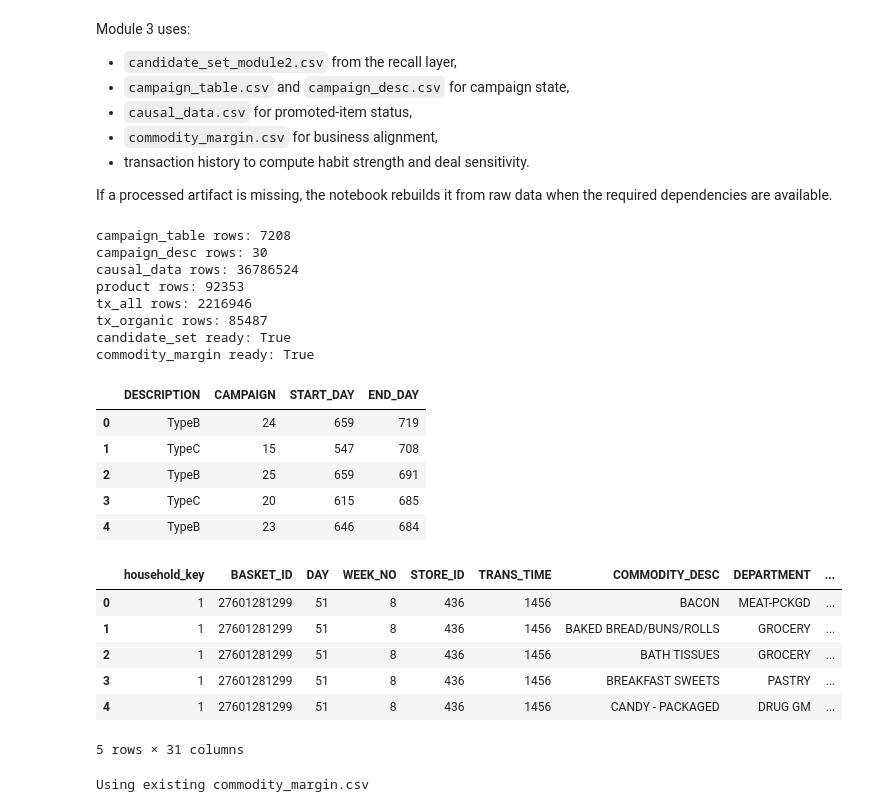
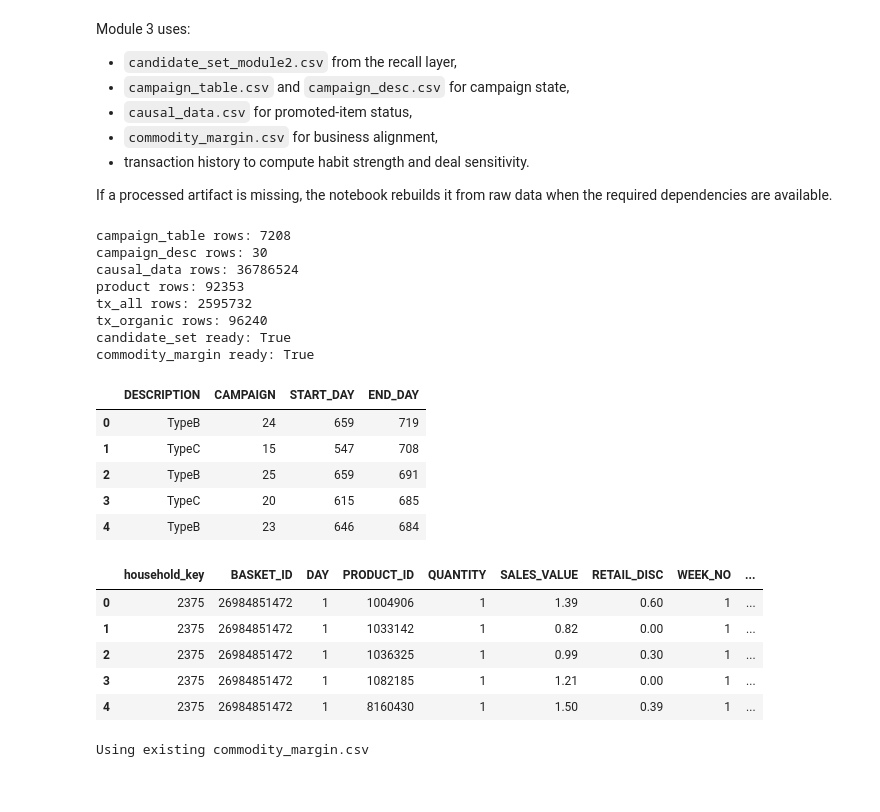
Before and after one commit to HelcurtLordno1/Data_Driven_Marketing_complete-journey, a Jupyter notebook: notebooks/03_utility_function_ranking.ipynb, the cells around one changed output. Cells and saved outputs as stored; diff of their text form; code cells hidden in the pictures.

```diff
--- a/notebooks/03_utility_function_ranking.ipynb
+++ b/notebooks/03_utility_function_ranking.ipynb
@@ -97,43 +97,51 @@ campaign_table = pd.read_csv(DATA_RAW / 'campaign_table.csv')
 campaign_desc = pd.read_csv(DATA_RAW / 'campaign_desc.csv')
 causal_data = pd.read_csv(DATA_RAW / 'causal_data.csv')
 product_catalog = pd.read_csv(DATA_RAW / 'product.csv', usecols=['PRODUCT_ID', 'COMMODITY_DESC', 'BRAND'])
-tx_all, tx_organic = load_or_build_master_transactions(DATA_RAW, DATA_PROCESSED)
+
+# Avoid cached parquet schema issues in master transaction artifacts.
+master_tx_dir = DATA_PROCESSED
+all_path = master_tx_dir / 'master_transactions_all.parquet'
+organic_path = master_tx_dir / 'master_transactions_organic_only.parquet'
+if all_path.exists() or organic_path.exists():
+    master_tx_dir = master_tx_dir / 'notebook_tmp'
+    master_tx_dir.mkdir(parents=True, exist_ok=True)
+
+tx_all, tx_organic = load_or_build_master_transactions(DATA_RAW, master_tx_dir)
 
 candidate_set = read_csv_or_none(DATA_PROCESSED / 'candidate_set_module2.csv')
 commodity_margin = read_csv_or_none(DATA_PROCESSED / 'commodity_margin.csv')
 
 print('campaign_table rows:', len(campaign_table))
 print('campaign_desc rows:', len(campaign_desc))
 print('causal_data rows:', len(causal_data))
 print('product rows:', len(product_catalog))
 print('tx_all rows:', len(tx_all))
 print('tx_organic rows:', len(tx_organic))
 print('candidate_set ready:', candidate_set is not None)
 print('commodity_margin ready:', commodity_margin is not None)
 display(campaign_desc.head())
 display(tx_all.head())
 # %% [output]
 campaign_table rows: 7208
 campaign_desc rows: 30
 causal_data rows: 36786524
 product rows: 92353
-tx_all rows: 2216946
-tx_organic rows: 85487
+tx_all rows: 2595732
+tx_organic rows: 96240
 candidate_set ready: True
 commodity_margin ready: True
 |  | DESCRIPTION | CAMPAIGN | START_DAY | END_DAY |
 | 0 | TypeB | 24 | 659 | 719 |
 | 1 | TypeC | 15 | 547 | 708 |
 | 2 | TypeB | 25 | 659 | 691 |
 | 3 | TypeC | 20 | 615 | 685 |
 | 4 | TypeB | 23 | 646 | 684 |
-|  | household_key | BASKET_ID | DAY | WEEK_NO | STORE_ID | TRANS_TIME | COMMODITY_DESC | DEPARTMENT | ... |
-| 0 | 1 | 27601281299 | 51 | 8 | 436 | 1456 | BACON | MEAT-PCKGD | ... |
-| 1 | 1 | 27601281299 | 51 | 8 | 436 | 1456 | BAKED BREAD/BUNS/ROLLS | GROCERY | ... |
-| 2 | 1 | 27601281299 | 51 | 8 | 436 | 1456 | BATH TISSUES | GROCERY | ... |
-| 3 | 1 | 27601281299 | 51 | 8 | 436 | 1456 | BREAKFAST SWEETS | PASTRY | ... |
-| 4 | 1 | 27601281299 | 51 | 8 | 436 | 1456 | CANDY - PACKAGED | DRUG GM | ... |
+|  | household_key | BASKET_ID | DAY | PRODUCT_ID | QUANTITY | SALES_VALUE | RETAIL_DISC | WEEK_NO | ... |
+| 0 | 2375 | 26984851472 | 1 | 1004906 | 1 | 1.39 | 0.60 | 1 | ... |
+| 1 | 2375 | 26984851472 | 1 | 1033142 | 1 | 0.82 | 0.00 | 1 | ... |
+| 2 | 2375 | 26984851472 | 1 | 1036325 | 1 | 0.99 | 0.30 | 1 | ... |
+| 3 | 2375 | 26984851472 | 1 | 1082185 | 1 | 1.21 | 0.00 | 1 | ... |
+| 4 | 2375 | 26984851472 | 1 | 8160430 | 1 | 1.50 | 0.39 | 1 | ... |
-5 rows × 31 columns
 # %%
 if commodity_margin is None:
     print('commodity_margin.csv is not materialized locally. Rebuilding from product brand proxies.')
```
Also changed, not shown: parts of 6 cells of this notebook, 33 other files.
